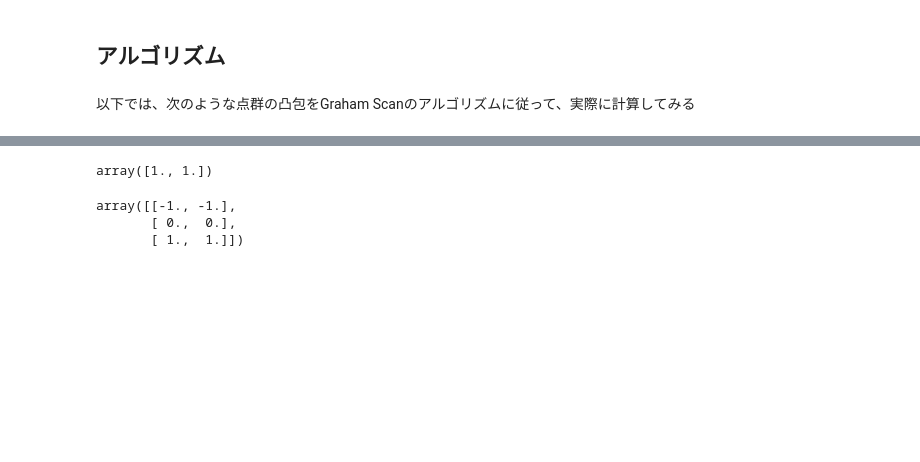
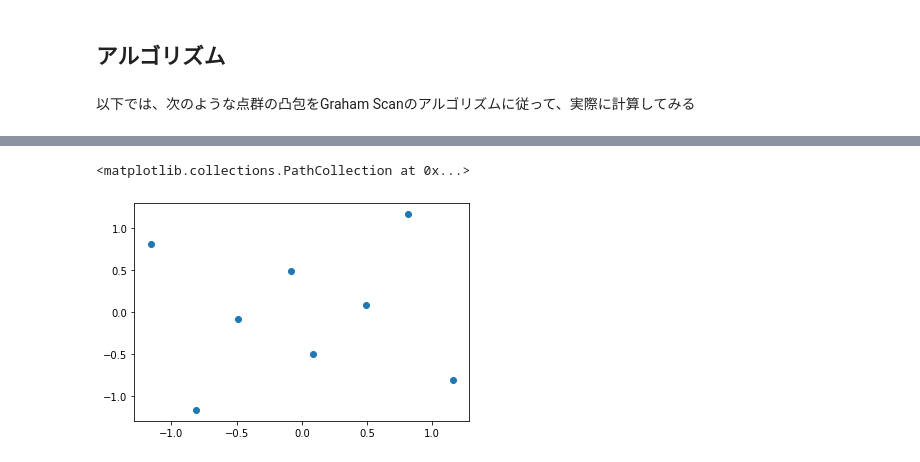
Before and after one commit to hotoku/graham_scan, a Jupyter notebook: graham_scan.ipynb, the cells around one changed output, grey strips where cells are left out. Cells and saved outputs as stored; diff of their text form; code cells hidden in the pictures; blank space fills up the shorter version.

```diff
--- a/graham_scan.ipynb
+++ b/graham_scan.ipynb
@@ -22,13 +44,8 @@ ps = np.array([
+# %%
+plt.scatter(ps[:,0], ps[:,1])
+# %% [output]
+<matplotlib.collections.PathCollection at 0x...>
+[figure, added]
 # %%
 def _center(ps):
     return np.mean(ps, axis=0)
-# %%
-_center(ps)
-# %% [output]
-array([1., 1.])
-# %%
-ps - _center(ps)
-# %% [output]
-array([[-1., -1.],
-       [ 0.,  0.],
-       [ 1.,  1.]])
```
Also changed, not shown: parts of 15 cells of this notebook.
